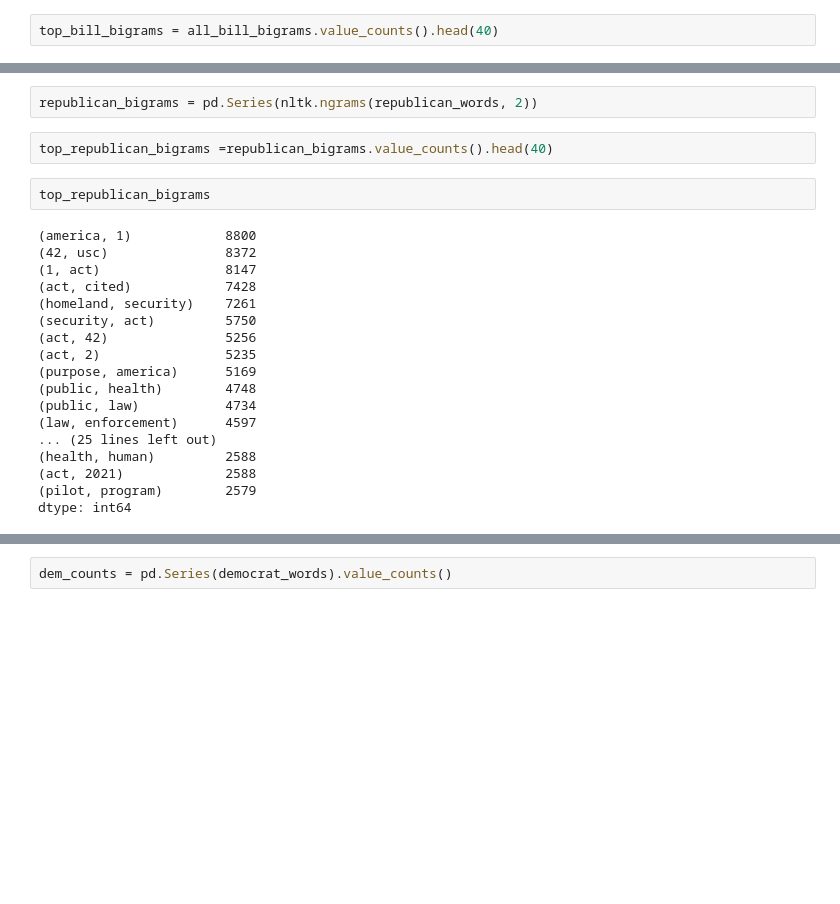
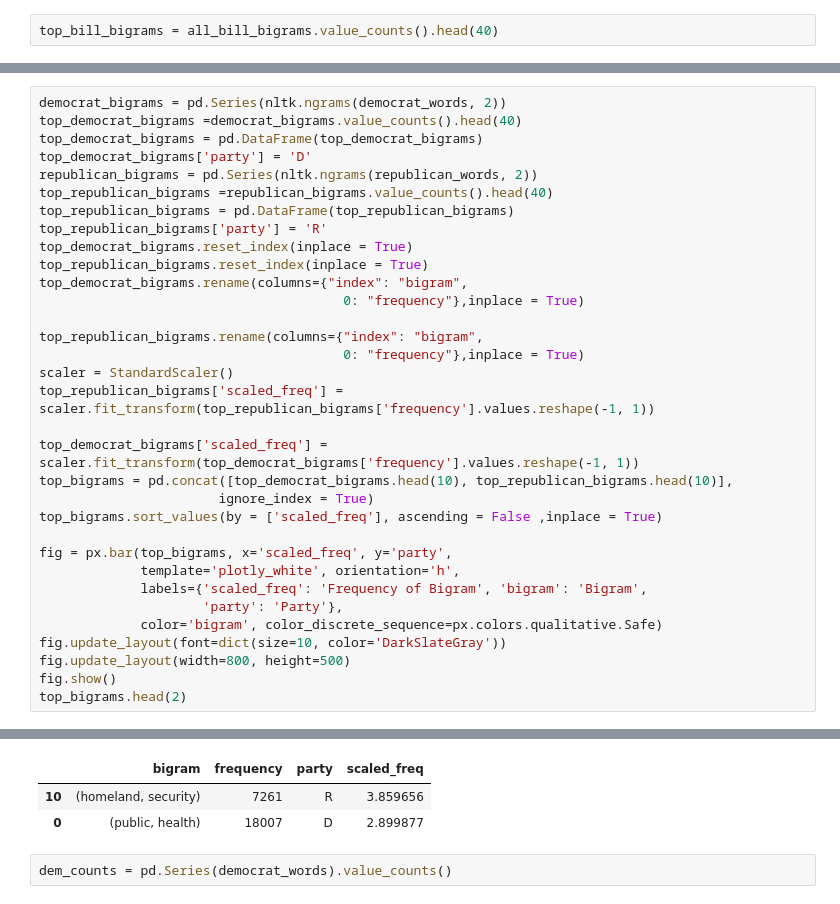
Before and after one commit to good-bill-hunting/political_parser, a Jupyter notebook: barts_explore.ipynb, the cells around one changed output, grey strips where cells are left out. Saved outputs shown, nothing was run; the diff lists cells and outputs as text; blank space fills up the shorter version.

```diff
--- a/barts_explore.ipynb
+++ b/barts_explore.ipynb
@@ -116,24 +94,34 @@ dtype: int64
-# %%
-republican_bigrams = pd.Series(nltk.ngrams(republican_words, 2))
-# %%
-top_republican_bigrams =republican_bigrams.value_counts().head(40)
-# %%
-top_republican_bigrams
-# %% [output]
-(america, 1)            8800
-(42, usc)               8372
-(1, act)                8147
-(act, cited)            7428
-(homeland, security)    7261
-(security, act)         5750
-(act, 42)               5256
-(act, 2)                5235
-(purpose, america)      5169
-(public, health)        4748
-(public, law)           4734
-(law, enforcement)      4597
-... (25 lines left out)
-(health, human)         2588
-(act, 2021)             2588
-(pilot, program)        2579
-dtype: int64
+# %%
+democrat_bigrams = pd.Series(nltk.ngrams(democrat_words, 2))
+top_democrat_bigrams =democrat_bigrams.value_counts().head(40)
+top_democrat_bigrams = pd.DataFrame(top_democrat_bigrams)
+top_democrat_bigrams['party'] = 'D'
+republican_bigrams = pd.Series(nltk.ngrams(republican_words, 2))
+top_republican_bigrams =republican_bigrams.value_counts().head(40)
+top_republican_bigrams = pd.DataFrame(top_republican_bigrams)
+top_republican_bigrams['party'] = 'R'
+top_democrat_bigrams.reset_index(inplace = True)
+top_republican_bigrams.reset_index(inplace = True)
+top_democrat_bigrams.rename(columns={"index": "bigram",
+                                       0: "frequency"},inplace = True)
+
+top_republican_bigrams.rename(columns={"index": "bigram",
+                                       0: "frequency"},inplace = True)
+scaler = StandardScaler()
+top_republican_bigrams['scaled_freq'] = scaler.fit_transform(top_republican_bigrams['frequency'].values.reshape(-1, 1))
+
+top_democrat_bigrams['scaled_freq'] = scaler.fit_transform(top_democrat_bigrams['frequency'].values.reshape(-1, 1))
+top_bigrams = pd.concat([top_democrat_bigrams.head(10), top_republican_bigrams.head(10)],
+                       ignore_index = True)
+top_bigrams.sort_values(by = ['scaled_freq'], ascending = False ,inplace = True)
+
+fig = px.bar(top_bigrams, x='scaled_freq', y='party',
+             template='plotly_white', orientation='h',
+             labels={'scaled_freq': 'Frequency of Bigram', 'bigram': 'Bigram',
+                     'party': 'Party'},
+             color='bigram', color_discrete_sequence=px.colors.qualitative.Safe)
+fig.update_layout(font=dict(size=10, color='DarkSlateGray'))
+fig.update_layout(width=800, height=500)
+fig.show()
+top_bigrams.head(2)
+# %% [output]
@@ -140,3 +129,6 @@ dtype: int64
+|  | bigram | frequency | party | scaled_freq |
+| 10 | (homeland, security) | 7261 | R | 3.859656 |
+| 0 | (public, health) | 18007 | D | 2.899877 |
 # %%
 dem_counts = pd.Series(democrat_words).value_counts()
 # %%
```
Also changed, not shown: parts of 17 cells of this notebook, 2 other files.
